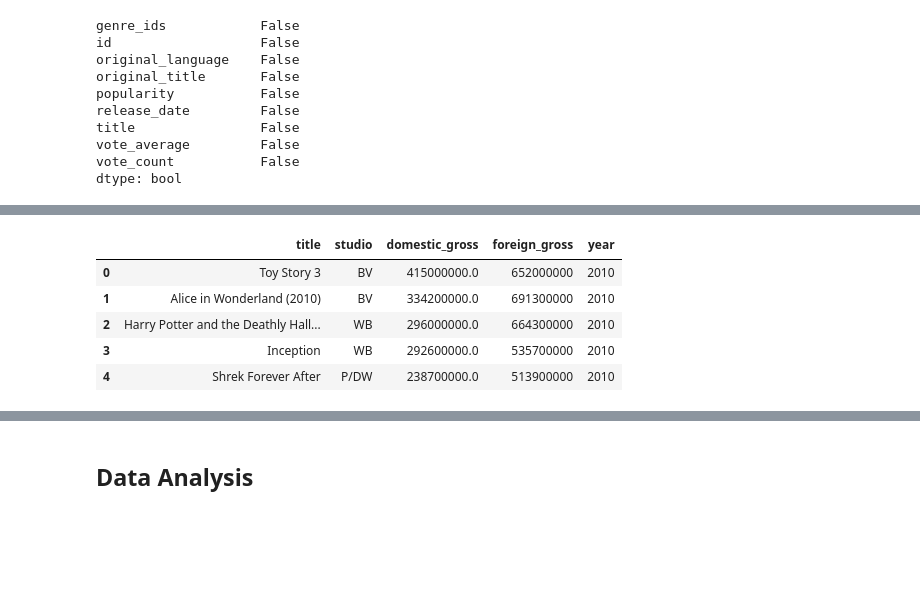
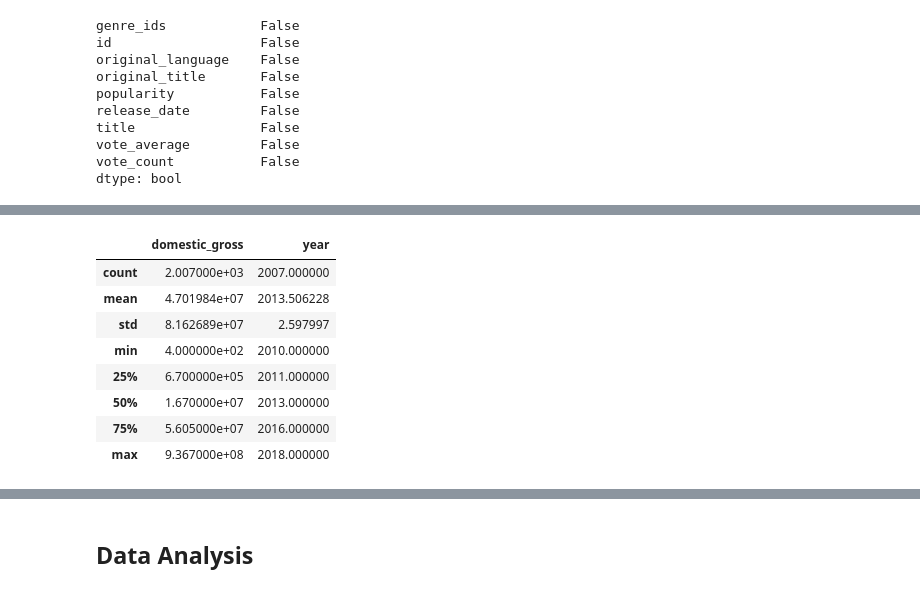
Before and after one commit to MwangiWambugu/dsc-phase-1-project-v2-4, a Jupyter notebook: student.ipynb, the cells around one changed output, grey strips where cells are left out. Saved outputs shown, nothing was run; the diff lists cells and outputs as text; code cells hidden in the pictures; blank space fills up the shorter version.

```diff
--- a/student.ipynb
+++ b/student.ipynb
@@ -452,2 +467,0 @@ merged_df
-# %%
-budget.rename(columns={'release_date': 'start_year'}, inplace=True)
@@ -454,9 +531,12 @@ budget.rename(columns={'release_date': 'start_year'}, inplace=True)
 # %%
-budget.head()
+budget.describe()
 # %% [output]
-|  | title | studio | domestic_gross | foreign_gross | year |
-| 0 | Toy Story 3 | BV | 415000000.0 | 652000000 | 2010 |
-| 1 | Alice in Wonderland (2010) | BV | 334200000.0 | 691300000 | 2010 |
-| 2 | Harry Potter and the Deathly Hall... | WB | 296000000.0 | 664300000 | 2010 |
-| 3 | Inception | WB | 292600000.0 | 535700000 | 2010 |
-| 4 | Shrek Forever After | P/DW | 238700000.0 | 513900000 | 2010 |
+|  | domestic_gross | year |
+| count | 2.007000e+03 | 2007.000000 |
+| mean | 4.701984e+07 | 2013.506228 |
+| std | 8.162689e+07 | 2.597997 |
+| min | 4.000000e+02 | 2010.000000 |
+| 25% | 6.700000e+05 | 2011.000000 |
+| 50% | 1.670000e+07 | 2013.000000 |
+| 75% | 5.605000e+07 | 2016.000000 |
+| max | 9.367000e+08 | 2018.000000 |
```
Also changed, not shown: parts of 13 cells of this notebook.
